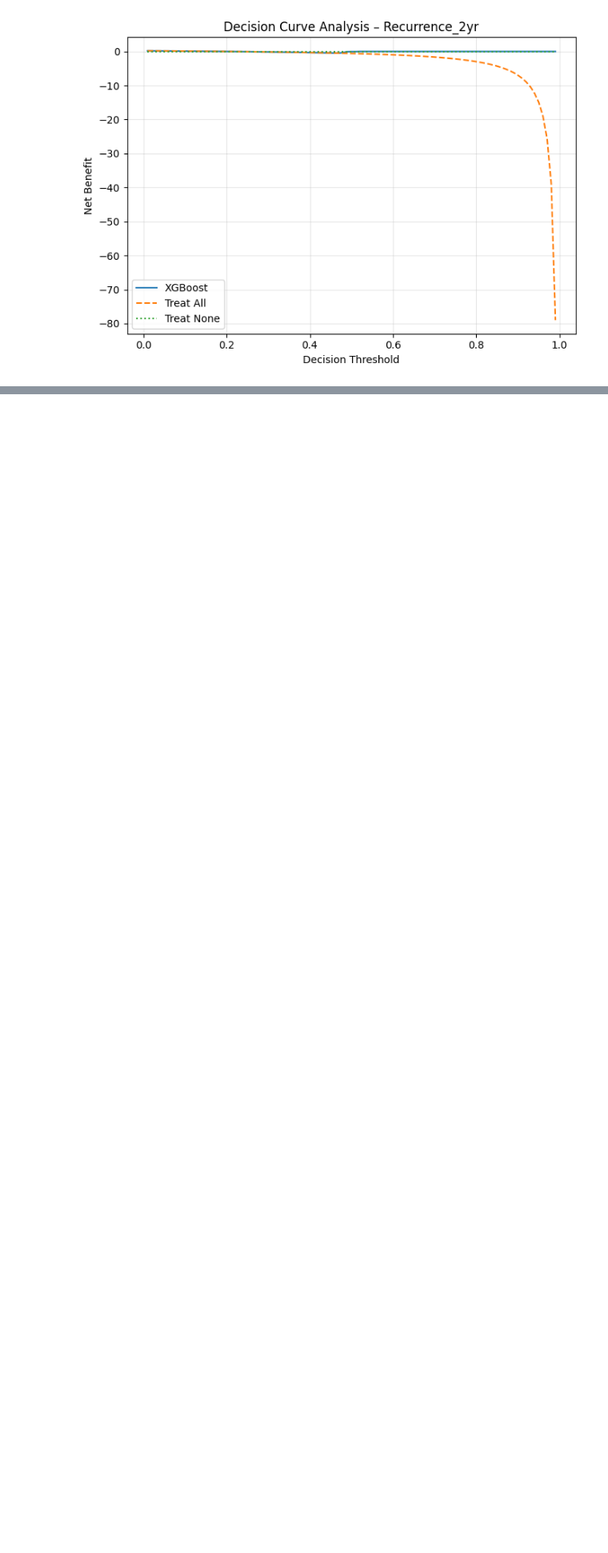
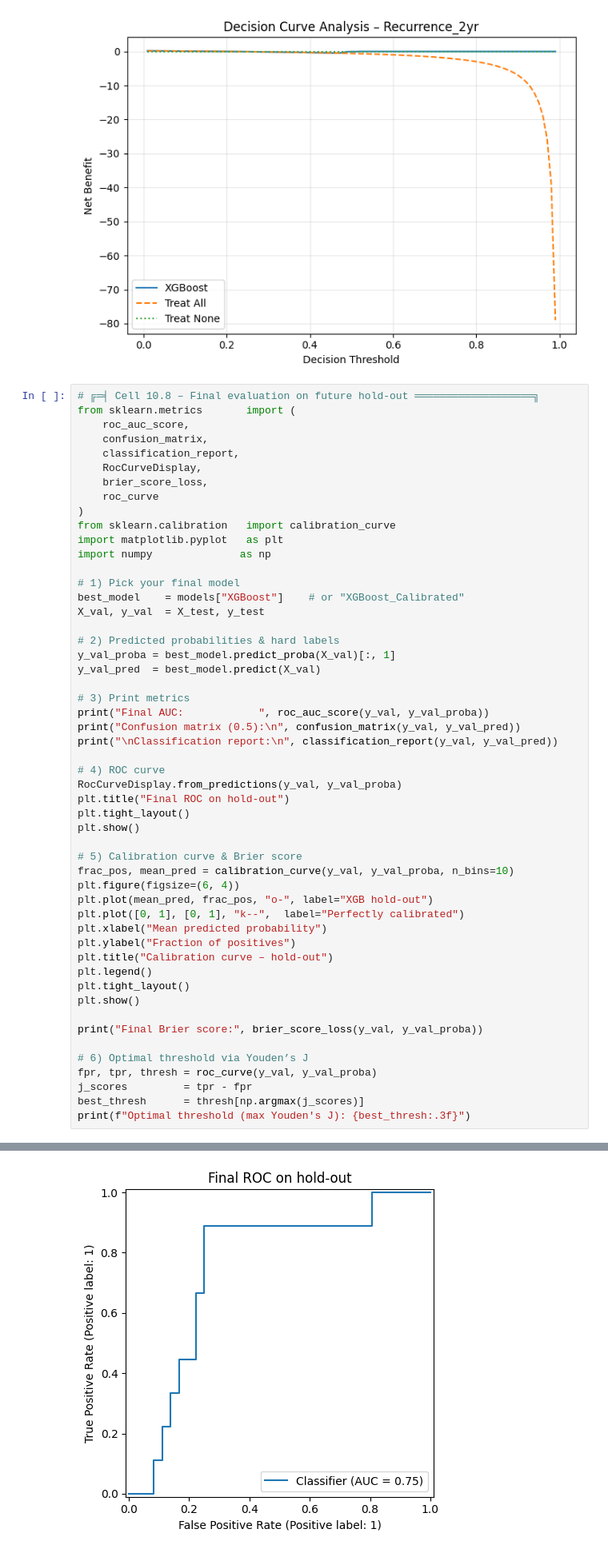
Before and after one commit to lochieh19798/Data-analysis, a Jupyter notebook: Figure2mod.ipynb, the cells around one changed output, grey strips where cells are left out. Shown at 80% size. Cells and saved outputs as stored; diff of their text form; blank space fills up the shorter version.

```diff
--- a/Figure2mod.ipynb
+++ b/Figure2mod.ipynb
@@ -1375,3 +1375,56 @@ plt.tight_layout()
 plt.show()
 # %% [output]
 [figure]
+# %%
+# ╔═╡ Cell 10.8 – Final evaluation on future hold‐out ═══════════════════╗
+from sklearn.metrics       import (
+    roc_auc_score,
+    confusion_matrix,
+    classification_report,
+    RocCurveDisplay,
+    brier_score_loss,
+    roc_curve
+)
+from sklearn.calibration   import calibration_curve
+import matplotlib.pyplot   as plt
+import numpy              as np
+
+# 1) Pick your final model
+best_model    = models["XGBoost"]    # or "XGBoost_Calibrated"
+X_val, y_val  = X_test, y_test
+
+# 2) Predicted probabilities & hard labels
+y_val_proba = best_model.predict_proba(X_val)[:, 1]
+y_val_pred  = best_model.predict(X_val)
+
+# 3) Print metrics
+print("Final AUC:            ", roc_auc_score(y_val, y_val_proba))
+print("Confusion matrix (0.5):\n", confusion_matrix(y_val, y_val_pred))
+print("\nClassification report:\n", classification_report(y_val, y_val_pred))
+
+# 4) ROC curve
+RocCurveDisplay.from_predictions(y_val, y_val_proba)
+plt.title("Final ROC on hold‐out")
+plt.tight_layout()
+plt.show()
+
+# 5) Calibration curve & Brier score
+frac_pos, mean_pred = calibration_curve(y_val, y_val_proba, n_bins=10)
+plt.figure(figsize=(6, 4))
+plt.plot(mean_pred, frac_pos, "o-", label="XGB hold‐out")
+plt.plot([0, 1], [0, 1], "k--",  label="Perfectly calibrated")
+plt.xlabel("Mean predicted probability")
+plt.ylabel("Fraction of positives")
+plt.title("Calibration curve – hold‐out")
+plt.legend()
+plt.tight_layout()
+plt.show()
+
+print("Final Brier score:", brier_score_loss(y_val, y_val_proba))
+
+# 6) Optimal threshold via Youden’s J
+fpr, tpr, thresh = roc_curve(y_val, y_val_proba)
+j_scores         = tpr - fpr
+best_thresh      = thresh[np.argmax(j_scores)]
+print(f"Optimal threshold (max Youden's J): {best_thresh:.3f}")
+# %% [output]
@@ -1377,0 +1445 @@ plt.show()
+[figure, added]
```
Also changed, not shown: parts of 2 cells of this notebook.
